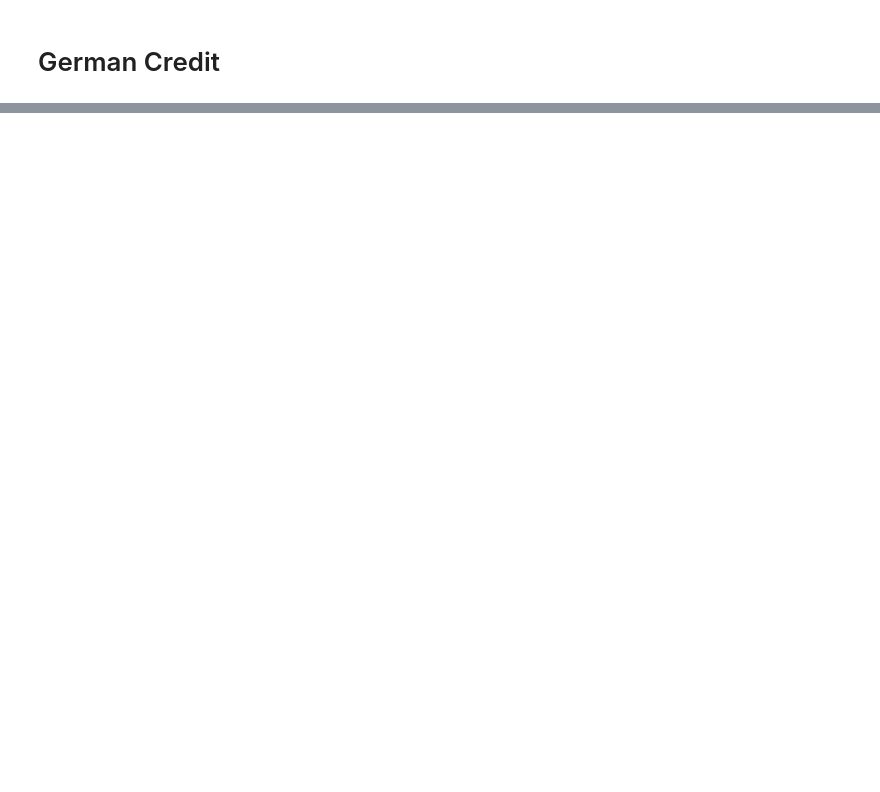
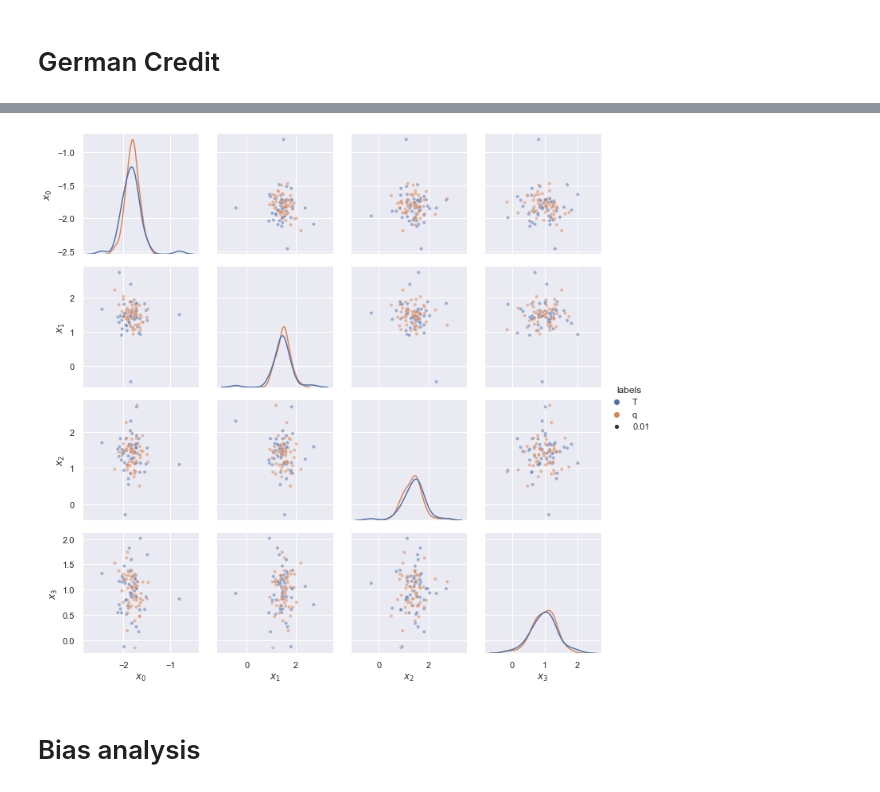
Before and after one commit to RichardGrumitt/nfmc_jax_tests, a Jupyter notebook: new_dlmc_pp_german_credit.ipynb, the cells around one changed output, grey strips where cells are left out. Saved outputs shown, nothing was run; the diff lists cells and outputs as text; code cells hidden in the pictures; blank space fills up the shorter version.

```diff
--- a/new_dlmc_pp_german_credit.ipynb
+++ b/new_dlmc_pp_german_credit.ipynb
@@ -436,0 +542,6 @@ sns_pairplot(xf[0][:, 0:4], np.ones(len(xf[0])), log_normalized_posterior[:, 0:4
+# %%
+sns_pairplot(xf[1]['298'][:, :4], xf[2]['298'][:, :4])
+# %% [output]
+[figure, added]
+# %% [markdown]
+# Bias analysis
```
Also changed, not shown: parts of 27 cells of this notebook, 5 other files.
